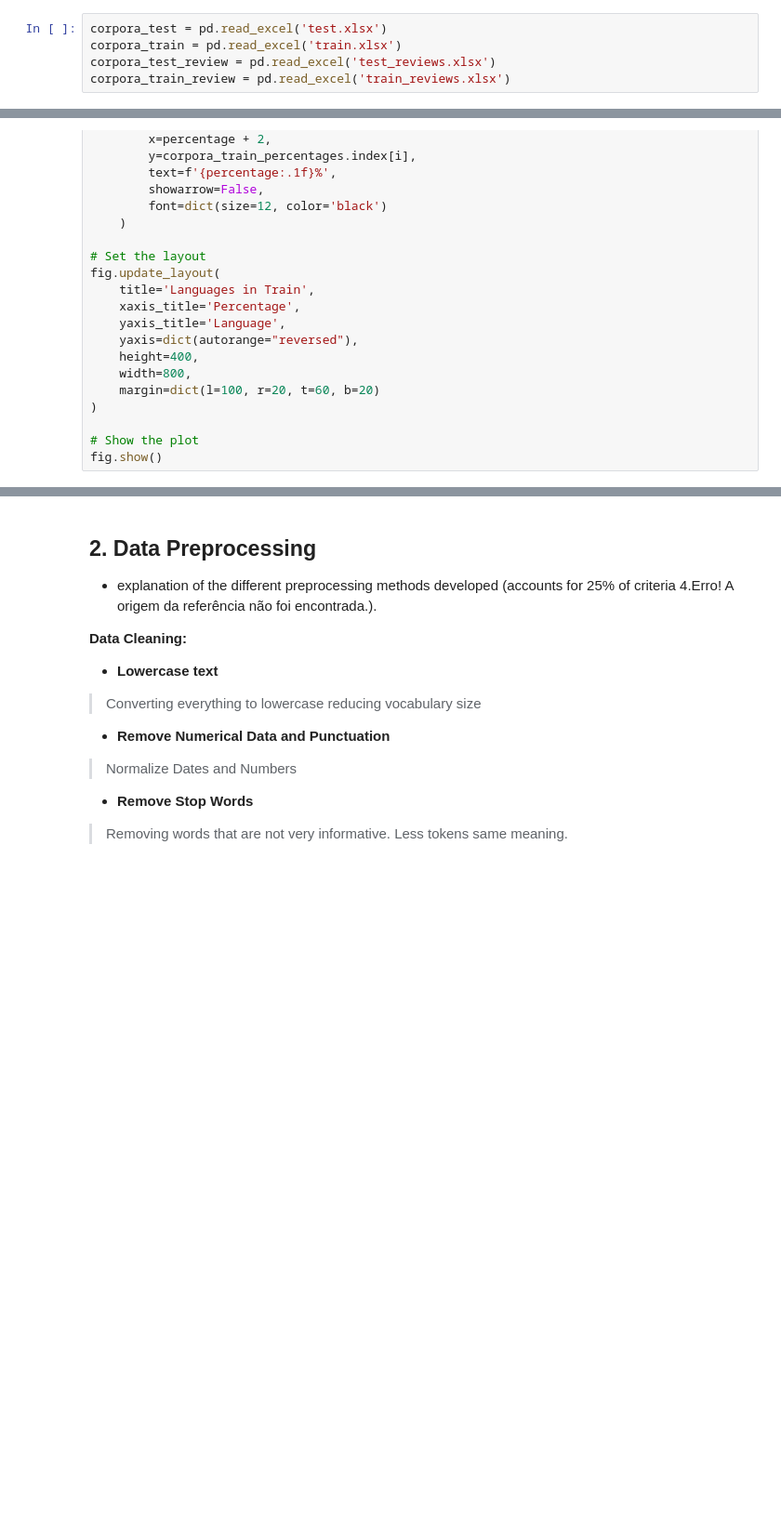
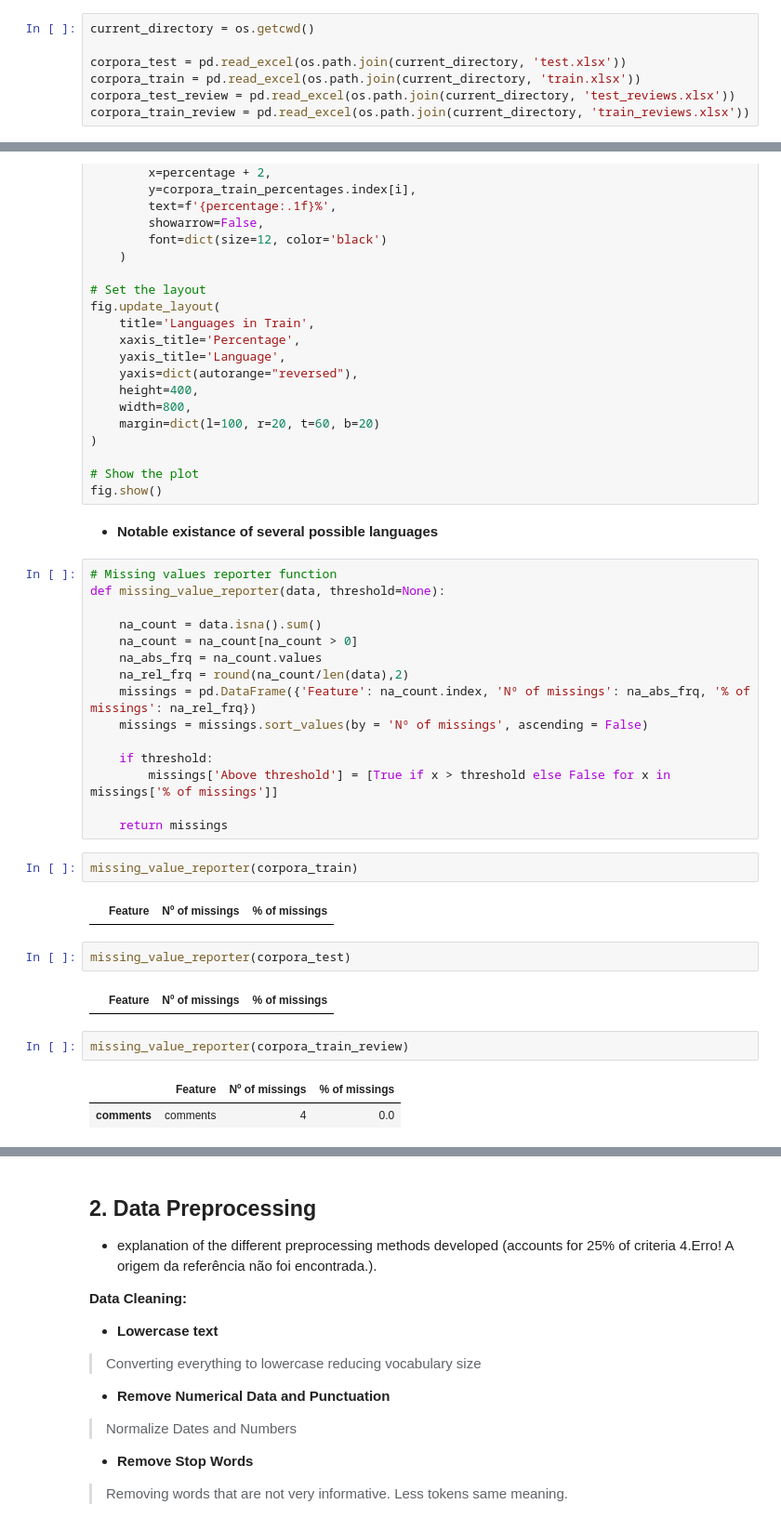
Before and after one commit to joaomalho/Text-Mining, a Jupyter notebook: Project_Text_Mining.ipynb, the cells around one changed output, grey strips where cells are left out. Shown: that part at 93% size. Drawn from its saved outputs; the diff is of its cells as text; blank space fills up the shorter version.

```diff
--- a/Project_Text_Mining.ipynb
+++ b/Project_Text_Mining.ipynb
@@ -99,7 +102,9 @@ from sklearn.feature_extraction.text import TfidfVectorizer
 #nltk.download('punkt')
 #nltk.download('wordnet')
 # %%
-corpora_test = pd.read_excel('test.xlsx')
-corpora_train = pd.read_excel('train.xlsx')
-corpora_test_review = pd.read_excel('test_reviews.xlsx')
-corpora_train_review = pd.read_excel('train_reviews.xlsx')
+current_directory = os.getcwd()
+
+corpora_test = pd.read_excel(os.path.join(current_directory, 'test.xlsx'))
+corpora_train = pd.read_excel(os.path.join(current_directory, 'train.xlsx'))
+corpora_test_review = pd.read_excel(os.path.join(current_directory, 'test_reviews.xlsx'))
+corpora_train_review = pd.read_excel(os.path.join(current_directory, 'train_reviews.xlsx'))
@@ -262,3 +267,33 @@ fig.update_layout(
 
 # Show the plot
 fig.show()
+# %% [markdown]
+* __Notable existance of several possible languages__
+# %%
+# Missing values reporter function
+def missing_value_reporter(data, threshold=None):
+
+    na_count = data.isna().sum()
+    na_count = na_count[na_count > 0]
+    na_abs_frq = na_count.values
+    na_rel_frq = round(na_count/len(data),2)
+    missings = pd.DataFrame({'Feature': na_count.index, 'Nº of missings': na_abs_frq, '% of missings': na_rel_frq})
+    missings = missings.sort_values(by = 'Nº of missings', ascending = False)
+
+    if threshold:
+        missings['Above threshold'] = [True if x > threshold else False for x in missings['% of missings']]
+
+    return missings
+# %%
+missing_value_reporter(corpora_train)
+# %% [output]
+|  | Feature | Nº of missings | % of missings |
+# %%
+missing_value_reporter(corpora_test)
+# %% [output]
+|  | Feature | Nº of missings | % of missings |
+# %%
+missing_value_reporter(corpora_train_review)
+# %% [output]
+|  | Feature | Nº of missings | % of missings |
+| comments | comments | 4 | 0.0 |
```
Also changed, not shown: parts of 26 cells of this notebook.
